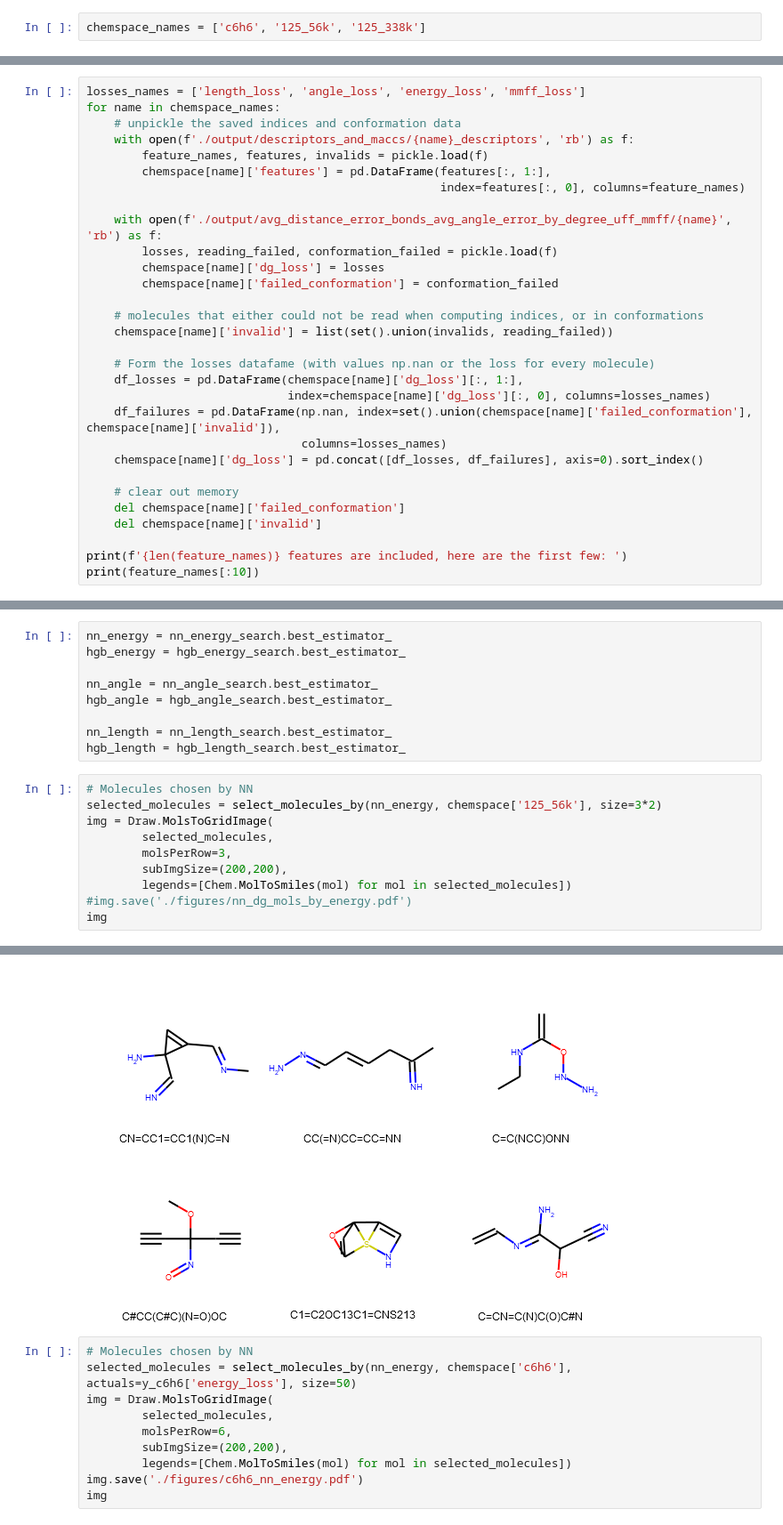
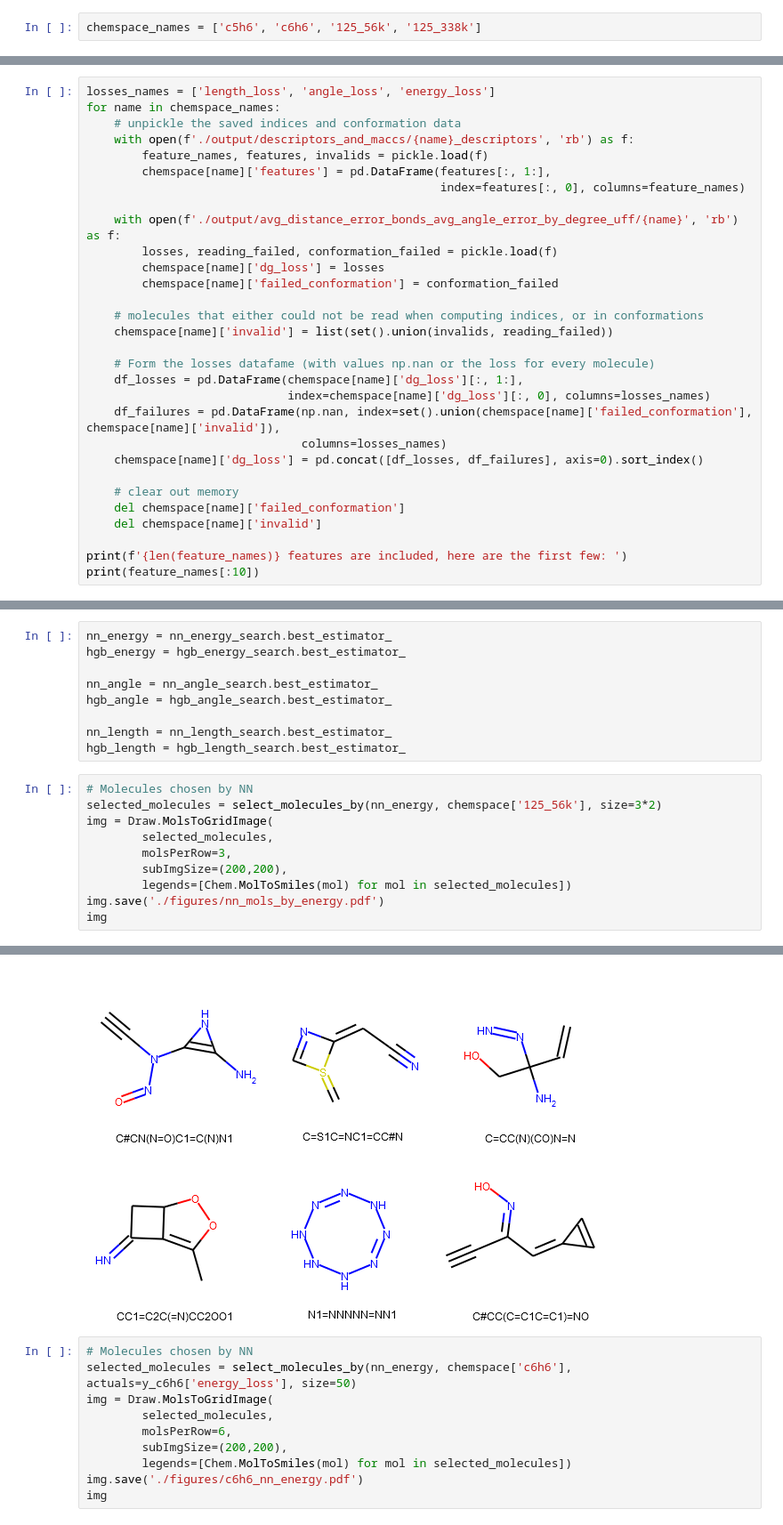
Before and after one commit to pingshiyu/automated-screening, a Jupyter notebook: dg-error-prediction-all-descs-125.ipynb, the cells around one changed output, grey strips where cells are left out. Shown at 89% size. Cells and saved outputs as stored; diff of their text form.

```diff
--- a/dg-error-prediction-all-descs-125.ipynb
+++ b/dg-error-prediction-all-descs-125.ipynb
@@ -45,7 +45,7 @@ logging.basicConfig(filename='logs/dg-error-prediction-angles.log',
                     level=logging.DEBUG,
                     format='%(asctime)s %(levelname)s: %(message)s')
 # %%
-chemspace_names = ['c6h6', '125_56k', '125_338k']
+chemspace_names = ['c5h6', 'c6h6', '125_56k', '125_338k']
 # %% [markdown]
 # Loading Chemical Spaces
 # %%
@@ -57,7 +57,7 @@ for name in chemspace_names:
 
 The conformations (from DG) and topological indices of the molecules has been calculated, we load them up:
 # %%
-losses_names = ['length_loss', 'angle_loss', 'energy_loss', 'mmff_loss']
+losses_names = ['length_loss', 'angle_loss', 'energy_loss']
 for name in chemspace_names:
     # unpickle the saved indices and conformation data
     with open(f'./output/descriptors_and_maccs/{name}_descriptors', 'rb') as f:
@@ -65,7 +65,7 @@ for name in chemspace_names:
         chemspace[name]['features'] = pd.DataFrame(features[:, 1:],
                                                    index=features[:, 0], columns=feature_names)
 
-    with open(f'./output/avg_distance_error_bonds_avg_angle_error_by_degree_uff_mmff/{name}', 'rb') as f:
+    with open(f'./output/avg_distance_error_bonds_avg_angle_error_by_degree_uff/{name}', 'rb') as f:
         losses, reading_failed, conformation_failed = pickle.load(f)
         chemspace[name]['dg_loss'] = losses
         chemspace[name]['failed_conformation'] = conformation_failed
@@ -2006,6 +2006,6 @@ img = Draw.MolsToGridImage(
         molsPerRow=3,
         subImgSize=(200,200),
         legends=[Chem.MolToSmiles(mol) for mol in selected_molecules])
-#img.save('./figures/nn_dg_mols_by_energy.pdf')
+img.save('./figures/nn_mols_by_energy.pdf')
 img
 # %% [output]
@@ -2014,4 +2014,4 @@ Feasbile molecules chosen. Time taken = 0.6352953910827637
-[figure, old version]
+[figure, new version]
 # %%
 # Molecules chosen by NN
 selected_molecules = select_molecules_by(nn_energy, chemspace['c6h6'], actuals=y_c6h6['energy_loss'], size=50)
```
Also changed, not shown: parts of 9 cells of this notebook, 6 other files.
